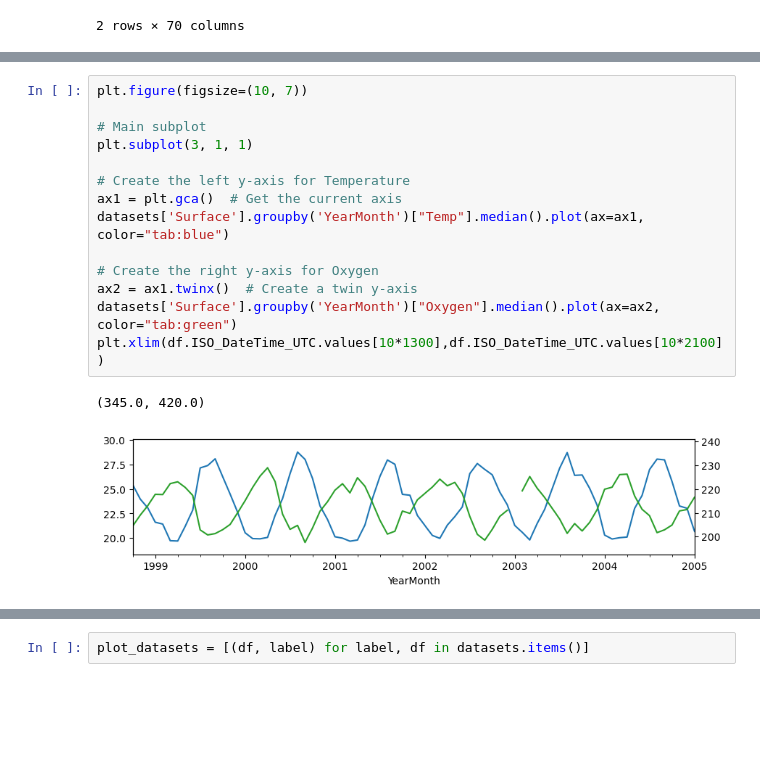
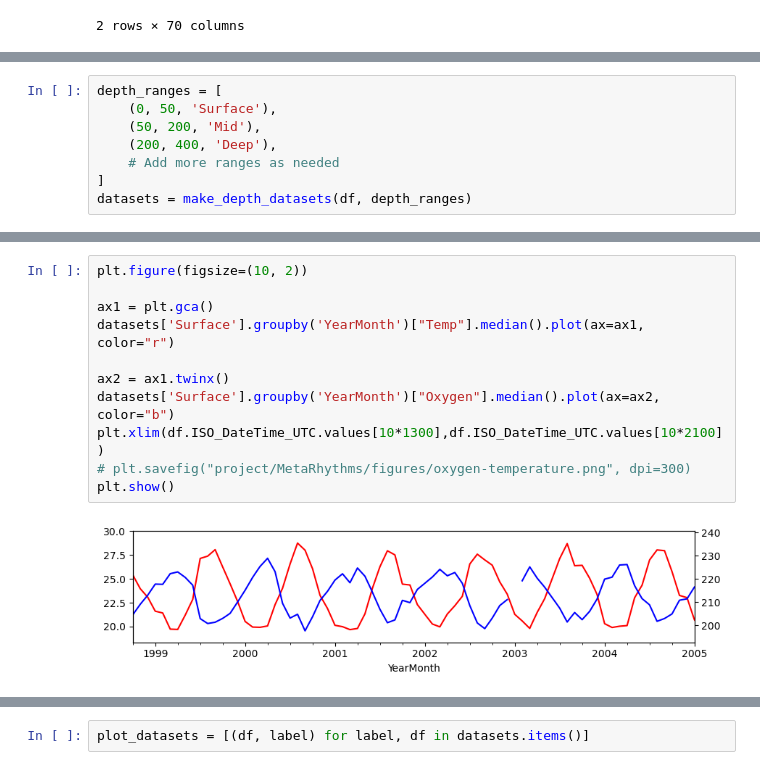
Before and after one commit to marianatorres4/MetaRhythms, a Jupyter notebook: notebooks/BATS-environmental-analysis.ipynb, the cells around one changed output, grey strips where cells are left out. Saved outputs shown, nothing was run; the diff lists cells and outputs as text; blank space fills up the shorter version.

```diff
--- a/notebooks/BATS-environmental-analysis.ipynb
+++ b/notebooks/BATS-environmental-analysis.ipynb
@@ -118,0 +44,8 @@ plt.legend(loc=2)
+# %%
+depth_ranges = [
+    (0, 50, 'Surface'),
+    (50, 200, 'Mid'),
+    (200, 400, 'Deep'),
+    # Add more ranges as needed
+]
+datasets = make_depth_datasets(df, depth_ranges)
@@ -119,17 +161,13 @@ plt.legend(loc=2)
 # %%
-plt.figure(figsize=(10, 7))
+plt.figure(figsize=(10, 2))
 
-# Main subplot
-plt.subplot(3, 1, 1)
+ax1 = plt.gca()
+datasets['Surface'].groupby('YearMonth')["Temp"].median().plot(ax=ax1, color="r")
 
-# Create the left y-axis for Temperature
-ax1 = plt.gca()  # Get the current axis
-datasets['Surface'].groupby('YearMonth')["Temp"].median().plot(ax=ax1, color="tab:blue")
-
-# Create the right y-axis for Oxygen
-ax2 = ax1.twinx()  # Create a twin y-axis
-datasets['Surface'].groupby('YearMonth')["Oxygen"].median().plot(ax=ax2, color="tab:green")
+ax2 = ax1.twinx()
+datasets['Surface'].groupby('YearMonth')["Oxygen"].median().plot(ax=ax2, color="b")
 plt.xlim(df.ISO_DateTime_UTC.values[10*1300],df.ISO_DateTime_UTC.values[10*2100])
+# plt.savefig("project/MetaRhythms/figures/oxygen-temperature.png", dpi=300)
+plt.show()
 # %% [output]
-(345.0, 420.0)
-[figure, old version]
+[figure, new version]
```
Also changed, not shown: parts of 22 cells of this notebook.
